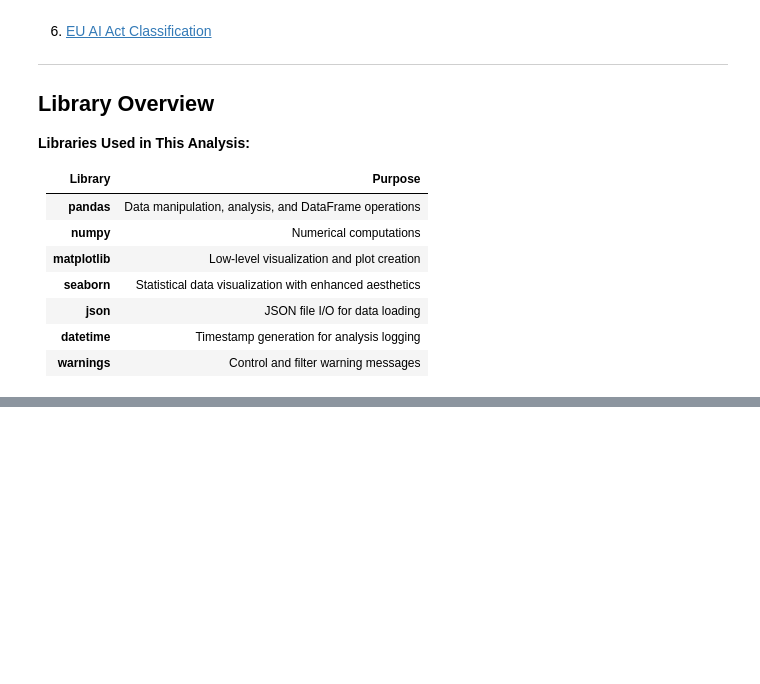
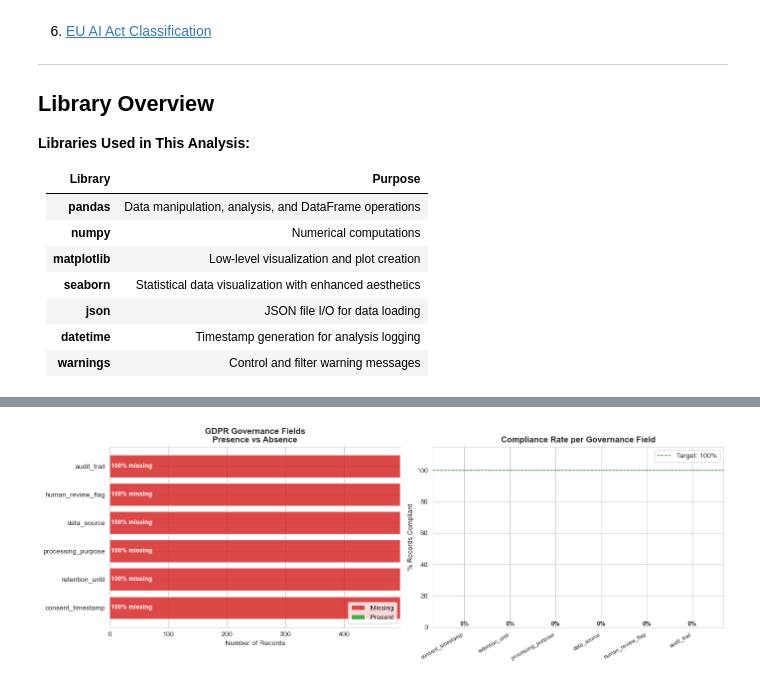
Before and after one commit to mariehenke73606/DEGO-2606---TXC_12, a Jupyter notebook: notebooks/03 - privacy - demo.ipynb, the cells around one changed output, grey strips where cells are left out. Cells and saved outputs as stored; diff of their text form; code cells hidden in the pictures; blank space fills up the shorter version.

Commit message:
Add NB3 privacy analysis: PII inventory, GDPR mapping, pseudonymisation demo, EU AI Act scorecard, governance roadmap

```diff
--- a/notebooks/03 - privacy - demo.ipynb
+++ b/notebooks/03 - privacy - demo.ipynb
@@ -250,0 +555,41 @@ plt.show()
+# %%
+# ============================================================================
+# VISUALISATION: Governance Gap Dashboard
+# ============================================================================
+
+fig, axes = plt.subplots(1, 2, figsize=(14, 5))
+
+field_labels  = [r['Field'] for r in gap_results]
+present_vals  = [r['Records Present'] for r in gap_results]
+missing_vals  = [r['Records Missing'] for r in gap_results]
+
+# --- Left: Stacked bar — present vs missing ---
+axes[0].barh(field_labels, missing_vals, color='#d62728', label='Missing', alpha=0.85)
+axes[0].barh(field_labels, present_vals, color='#2ca02c', label='Present', alpha=0.85, left=missing_vals)
+axes[0].set_xlabel('Number of Records')
+axes[0].set_title('GDPR Governance Fields\nPresence vs Absence', fontsize=12, fontweight='bold')
+axes[0].legend(loc='lower right')
+for i, (m, p) in enumerate(zip(missing_vals, present_vals)):
+    pct = m / (m + p) * 100 if (m + p) > 0 else 0
+    axes[0].text(2, i, f'{pct:.0f}% missing', va='center', color='white', fontsize=9, fontweight='bold')
+
+# --- Right: Compliance rate per field ---
+pct_missing_v  = [float(r['% Missing'].replace('%', '')) for r in gap_results]
+compliant_vals = [100 - v for v in pct_missing_v]
+bar_colors_r   = ['#d62728' if v == 100 else ('#ff7f0e' if v > 0 else '#2ca02c') for v in pct_missing_v]
+
+bars_r = axes[1].bar(field_labels, compliant_vals, color=bar_colors_r, edgecolor='white')
+axes[1].set_ylabel('% Records Compliant')
+axes[1].set_title('Compliance Rate per Governance Field', fontsize=12, fontweight='bold')
+axes[1].set_ylim(0, 115)
+axes[1].axhline(y=100, color='green', linestyle='--', linewidth=1, label='Target: 100%')
+axes[1].set_xticklabels(field_labels, rotation=30, ha='right', fontsize=8)
+for bar, val in zip(bars_r, compliant_vals):
+    axes[1].text(bar.get_x() + bar.get_width() / 2, val + 1, f'{val:.0f}%',
+                 ha='center', fontsize=9, fontweight='bold')
+axes[1].legend()
+
+plt.tight_layout()
+plt.show()
+# %% [output]
+[figure, added]
```
Also changed, not shown: parts of 18 cells of this notebook.
